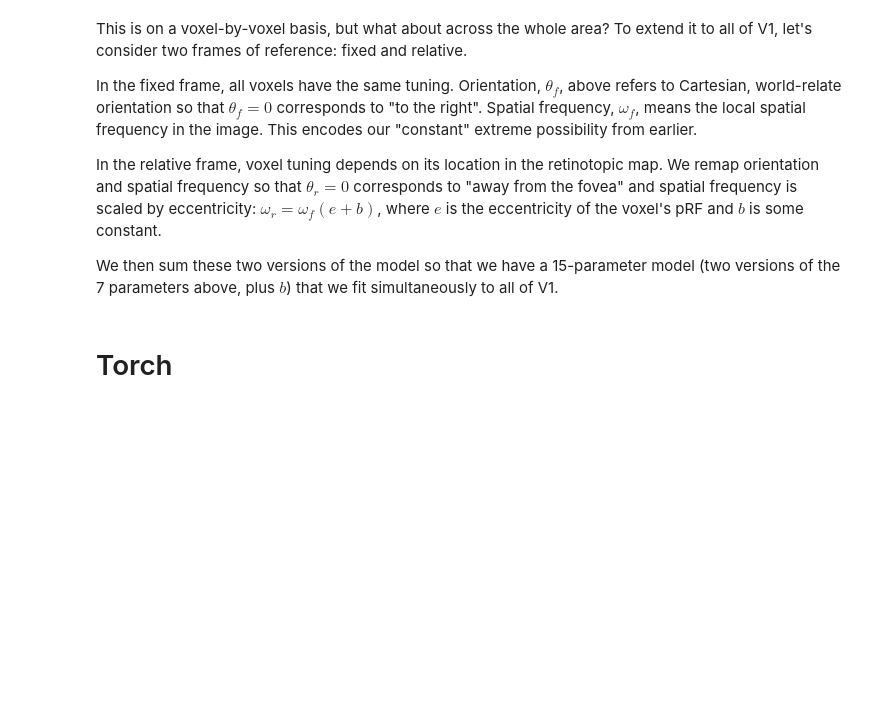
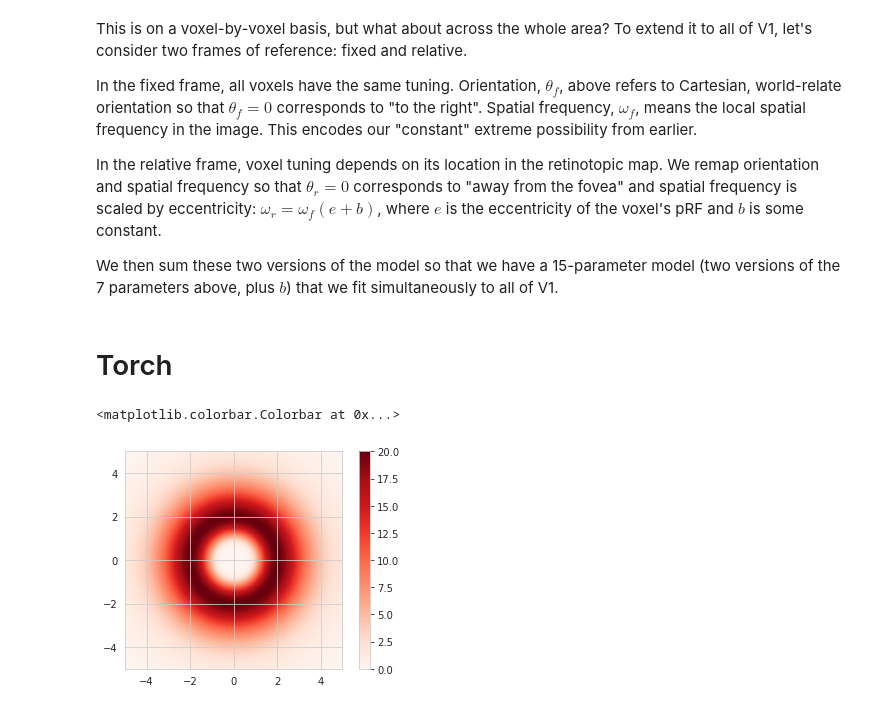
Before and after one commit to billbrod/spatial-frequency-preferences, a Jupyter notebook: notebooks/05-Model.ipynb, the cells around one changed output. Saved outputs shown, nothing was run; the diff lists cells and outputs as text; code cells hidden in the pictures; blank space fills up the shorter version.

Commit message:
Updates 05 Model notebook

```diff
--- a/notebooks/05-Model.ipynb
+++ b/notebooks/05-Model.ipynb
@@ -41,5 +85,5 @@ voxel_df.head()
 # %%
-sns.set_context('poster')
+sns.set_context('notebook')
 sns.set_style('white')
 # %%
 pal = sns.palettes.color_palette('deep', 5)
@@ -290,10 +320,13 @@ class ConstantLogGaussianDonut(LogGaussianDonut):
     def forward(self, spatial_frequency_magnitude, spatial_frequency_theta):
         return self.evaluate(spatial_frequency_magnitude, spatial_frequency_theta)
 # %%
-donut = ConstantLogGaussianDonut(20, 1, 1, .5, .5,0).to(device)
+donut = ConstantLogGaussianDonut(20, 2, .4,).to(device)
 x = np.linspace(-5, 5, 1001)
 xgrid, ygrid = np.meshgrid(x, x)
 # detach() is required to separate it from the graph implied by setting `requires_grad=True` above
 plt.imshow(donut.create_image((x.min(), x.max())).detach(), extent=(x.min(),x.max(), x.min(), x.max()), cmap='Reds')
 plt.colorbar()
+# %% [output]
+<matplotlib.colorbar.Colorbar at 0x...>
+[figure, added]
 # %%
```
Also changed, not shown: parts of 35 cells of this notebook.
